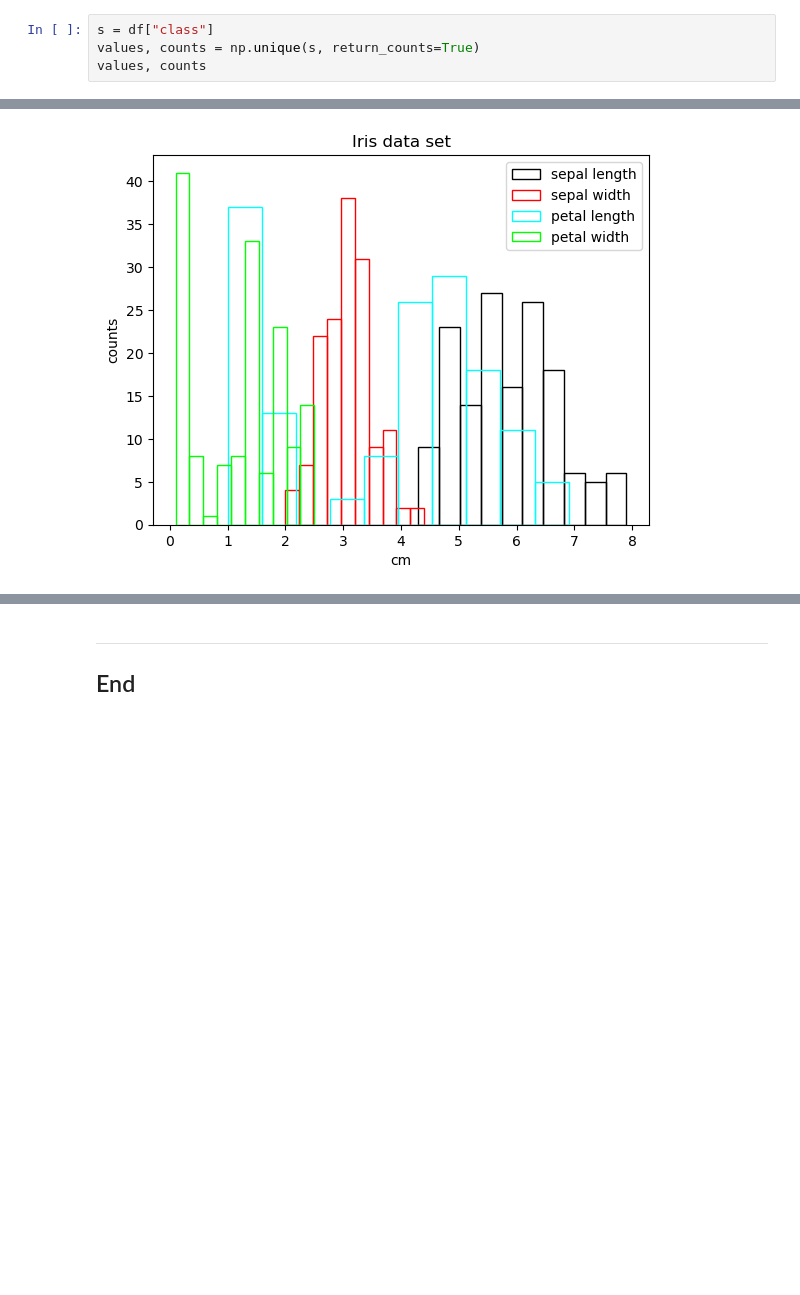
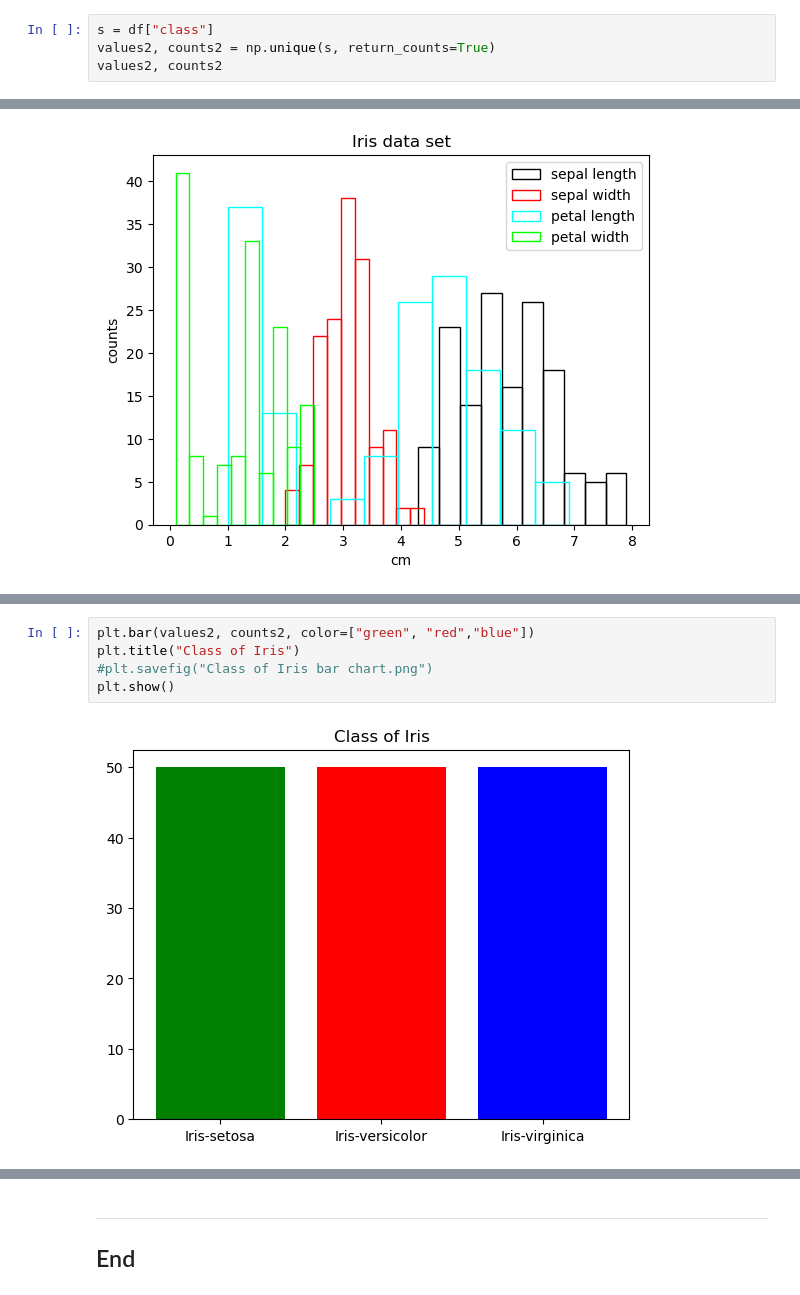
Before and after one commit to FatimaBOliveira/pands-project, a Jupyter notebook: iris.ipynb, the cells around one changed output, grey strips where cells are left out. Cells and saved outputs as stored; diff of their text form; blank space fills up the shorter version.

Commit message:
bar chart, scatter plot and correlation added

```diff
--- a/iris.ipynb
+++ b/iris.ipynb
@@ -103,8 +103,8 @@ values, counts
          1], dtype=int64))
 # %%
 s = df["class"]
-values, counts = np.unique(s, return_counts=True)
-values, counts
+values2, counts2 = np.unique(s, return_counts=True)
+values2, counts2
 # %% [output]
 (array(['Iris-setosa', 'Iris-versicolor', 'Iris-virginica'], dtype=object),
  array([50, 50, 50], dtype=int64))
@@ -162,0 +169,7 @@ plt.show()
+# %%
+plt.bar(values2, counts2, color=["green", "red","blue"])
+plt.title("Class of Iris")
+#plt.savefig("Class of Iris bar chart.png")
+plt.show()
+# %% [output]
+[figure, added]
```
Also changed, not shown: parts of 9 cells of this notebook, 1 other file.
